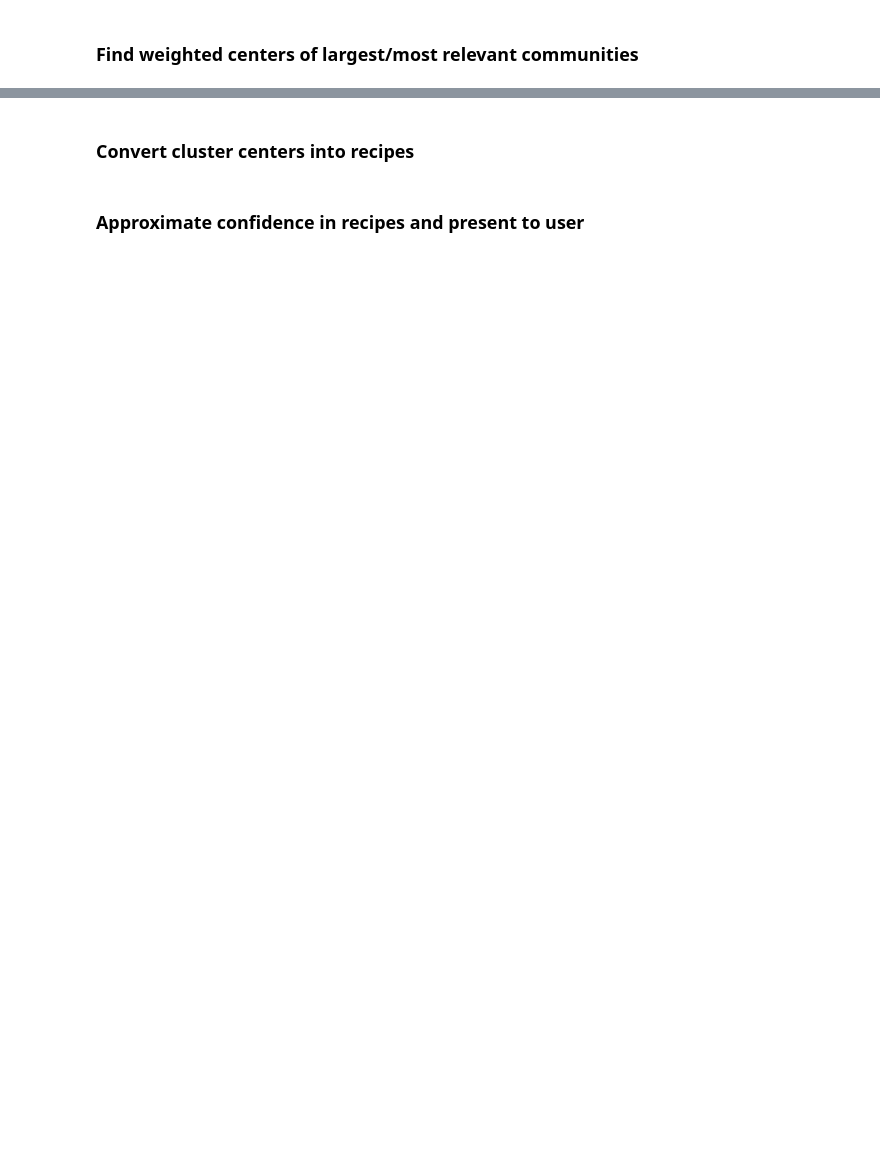
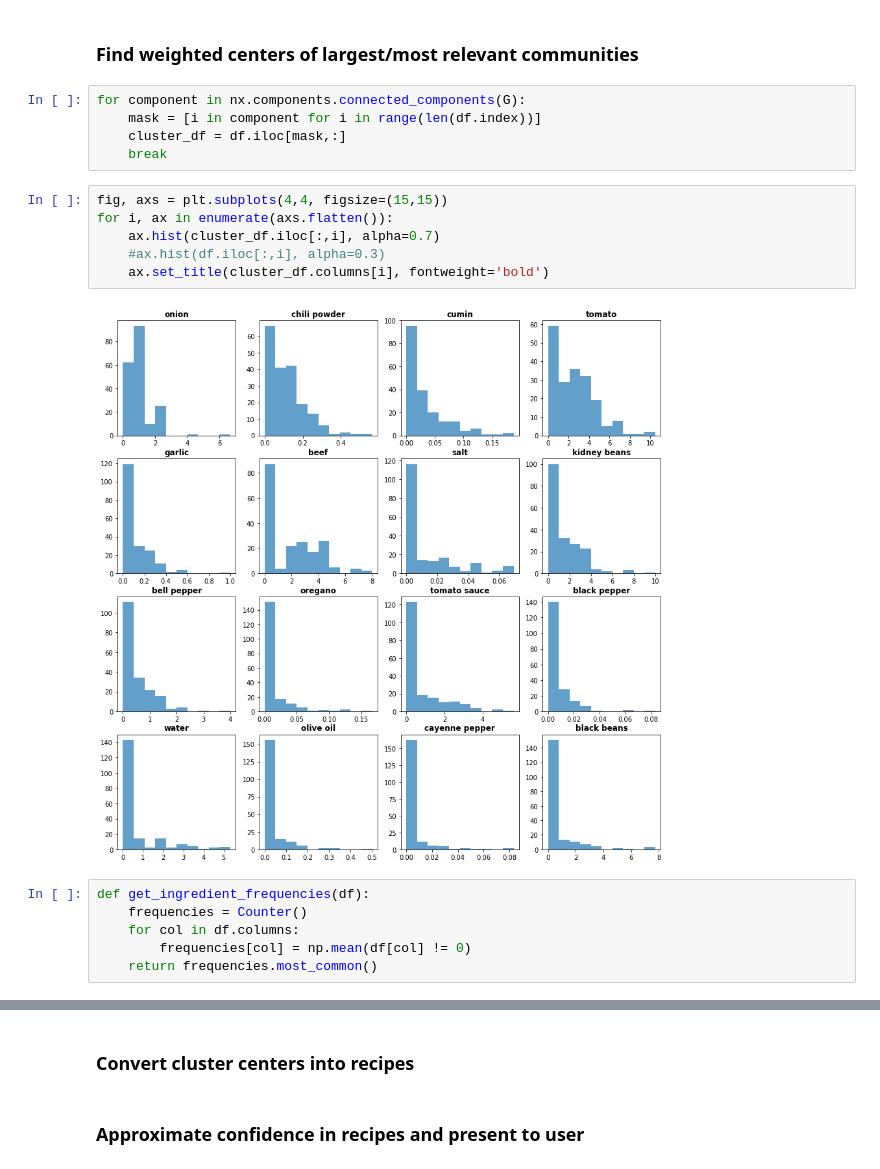
Before and after one commit to alexanderheilman/recipe-vectorizer, a Jupyter notebook: notebooks/recipe-aggregator.ipynb, the cells around one changed output, grey strips where cells are left out. Saved outputs shown, nothing was run; the diff lists cells and outputs as text; blank space fills up the shorter version.

Commit message:
Identifying ingredients of recipes in clusters

```diff
--- a/notebooks/recipe-aggregator.ipynb
+++ b/notebooks/recipe-aggregator.ipynb
@@ -347,2 +380,21 @@ clustered_recipe_names[0]
 # %% [markdown]
 ### Find weighted centers of largest/most relevant communities
+# %%
+for component in nx.components.connected_components(G):
+    mask = [i in component for i in range(len(df.index))]
+    cluster_df = df.iloc[mask,:]
+    break
+# %%
+fig, axs = plt.subplots(4,4, figsize=(15,15))
+for i, ax in enumerate(axs.flatten()):
+    ax.hist(cluster_df.iloc[:,i], alpha=0.7)
+    #ax.hist(df.iloc[:,i], alpha=0.3)
+    ax.set_title(cluster_df.columns[i], fontweight='bold')
+# %% [output]
+[figure, added]
+# %%
+def get_ingredient_frequencies(df):
+    frequencies = Counter()
+    for col in df.columns:
+        frequencies[col] = np.mean(df[col] != 0)
+    return frequencies.most_common()
```
Also changed, not shown: parts of 6 cells of this notebook.
